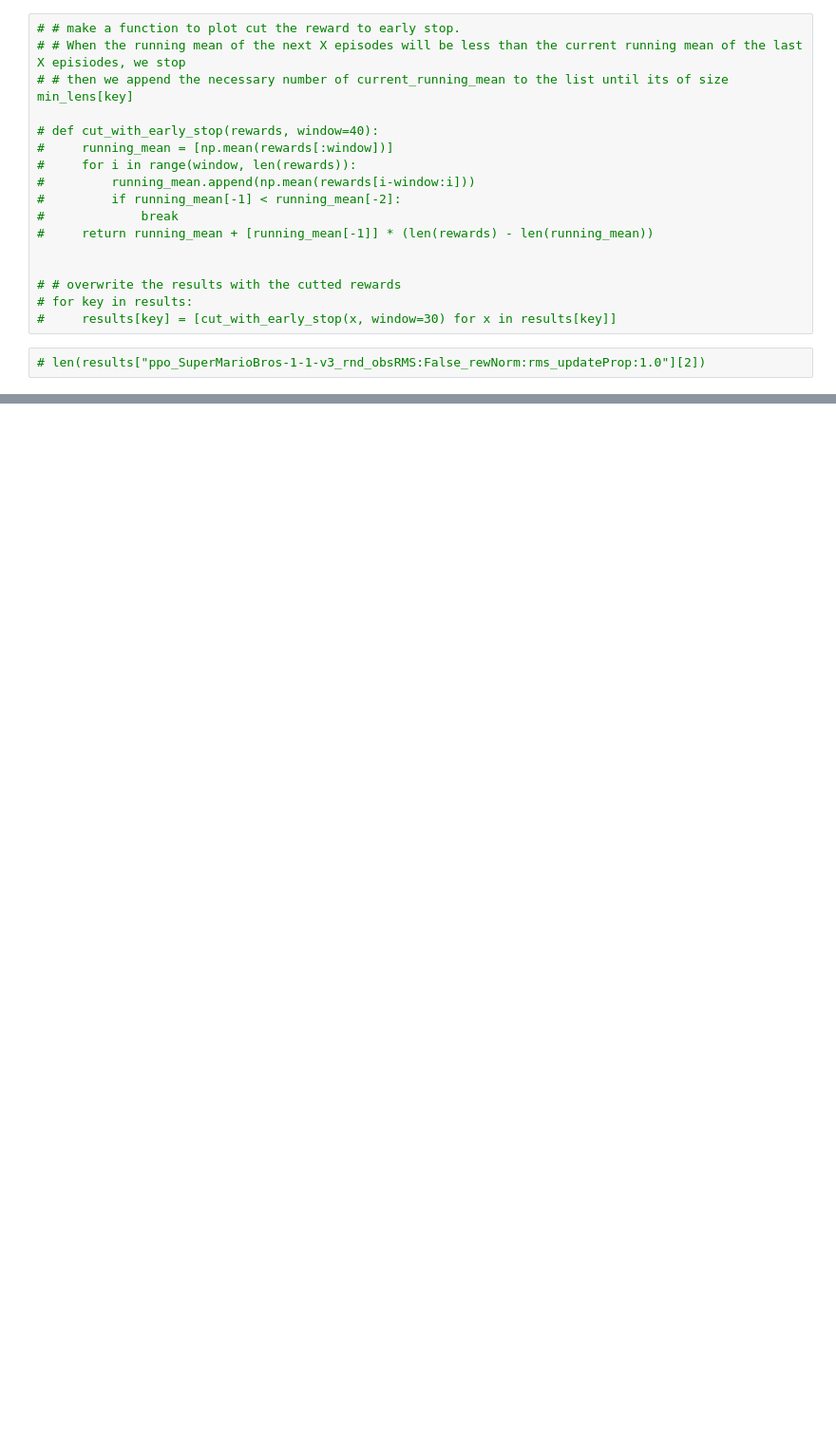
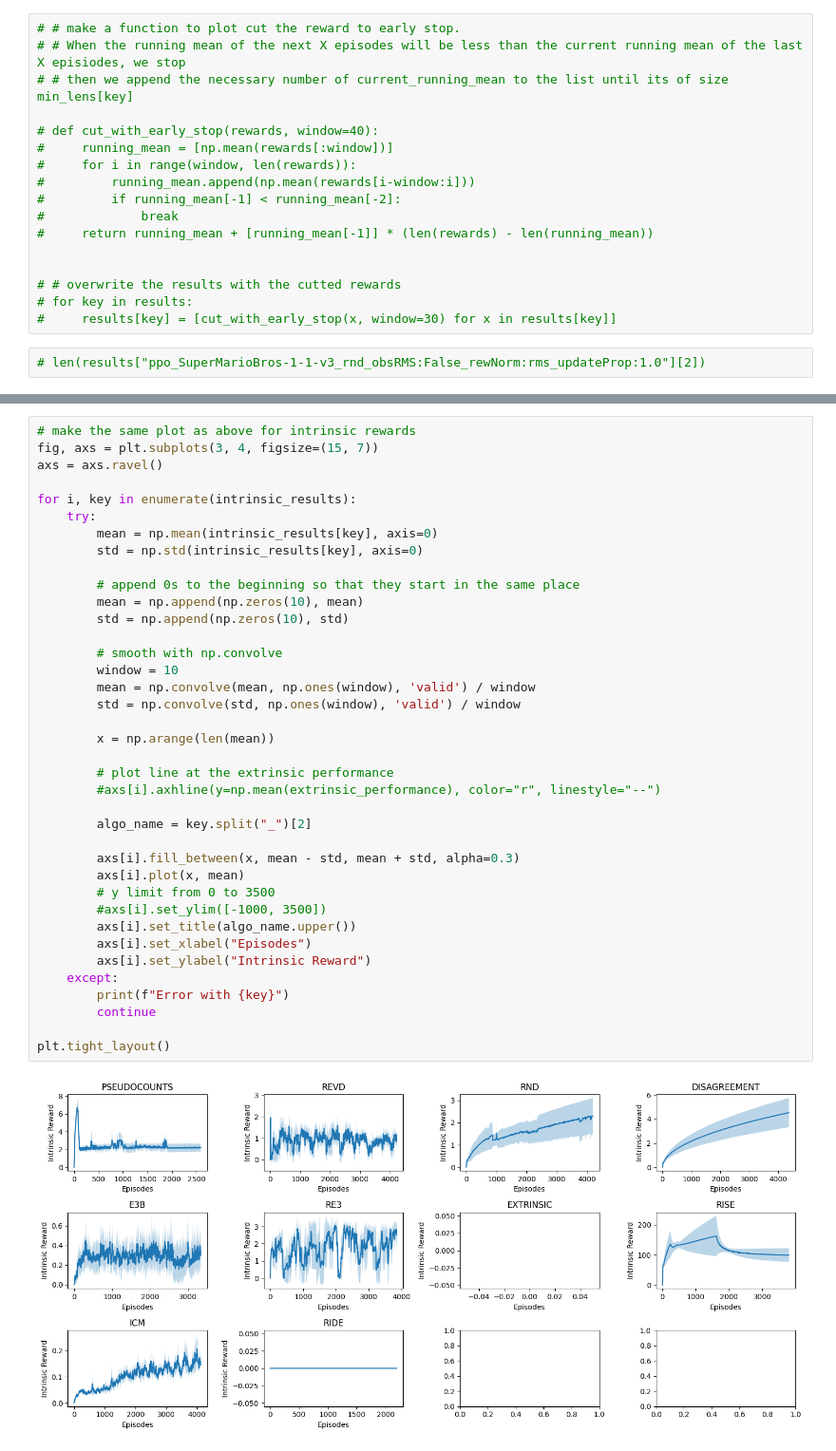
Before and after one commit to RLE-Foundation/rllte, a Jupyter notebook: src/plot.ipynb, the cells around one changed output, grey strips where cells are left out. Shown: that part at 95% size. Drawn from its saved outputs; the diff is of its cells as text; blank space fills up the shorter version.

```diff
--- a/src/plot.ipynb
+++ b/src/plot.ipynb
@@ -128,0 +141,40 @@ plt.tight_layout()
+# %%
+# make the same plot as above for intrinsic rewards
+fig, axs = plt.subplots(3, 4, figsize=(15, 7))
+axs = axs.ravel()
+
+for i, key in enumerate(intrinsic_results):
+    try:
+        mean = np.mean(intrinsic_results[key], axis=0)
+        std = np.std(intrinsic_results[key], axis=0)
+
+        # append 0s to the beginning so that they start in the same place
+        mean = np.append(np.zeros(10), mean)
+        std = np.append(np.zeros(10), std)
+
+        # smooth with np.convolve
+        window = 10
+        mean = np.convolve(mean, np.ones(window), 'valid') / window
+        std = np.convolve(std, np.ones(window), 'valid') / window
+
+        x = np.arange(len(mean))
+
+        # plot line at the extrinsic performance
+        #axs[i].axhline(y=np.mean(extrinsic_performance), color="r", linestyle="--")
+
+        algo_name = key.split("_")[2]
+
+        axs[i].fill_between(x, mean - std, mean + std, alpha=0.3)
+        axs[i].plot(x, mean)
+        # y limit from 0 to 3500
+        #axs[i].set_ylim([-1000, 3500])
+        axs[i].set_title(algo_name.upper())
+        axs[i].set_xlabel("Episodes")
+        axs[i].set_ylabel("Intrinsic Reward")
+    except:
+        print(f"Error with {key}")
+        continue
+
+plt.tight_layout()
+# %% [output]
+[figure, added]
```
Also changed, not shown: parts of 4 cells of this notebook, 3 other files.
